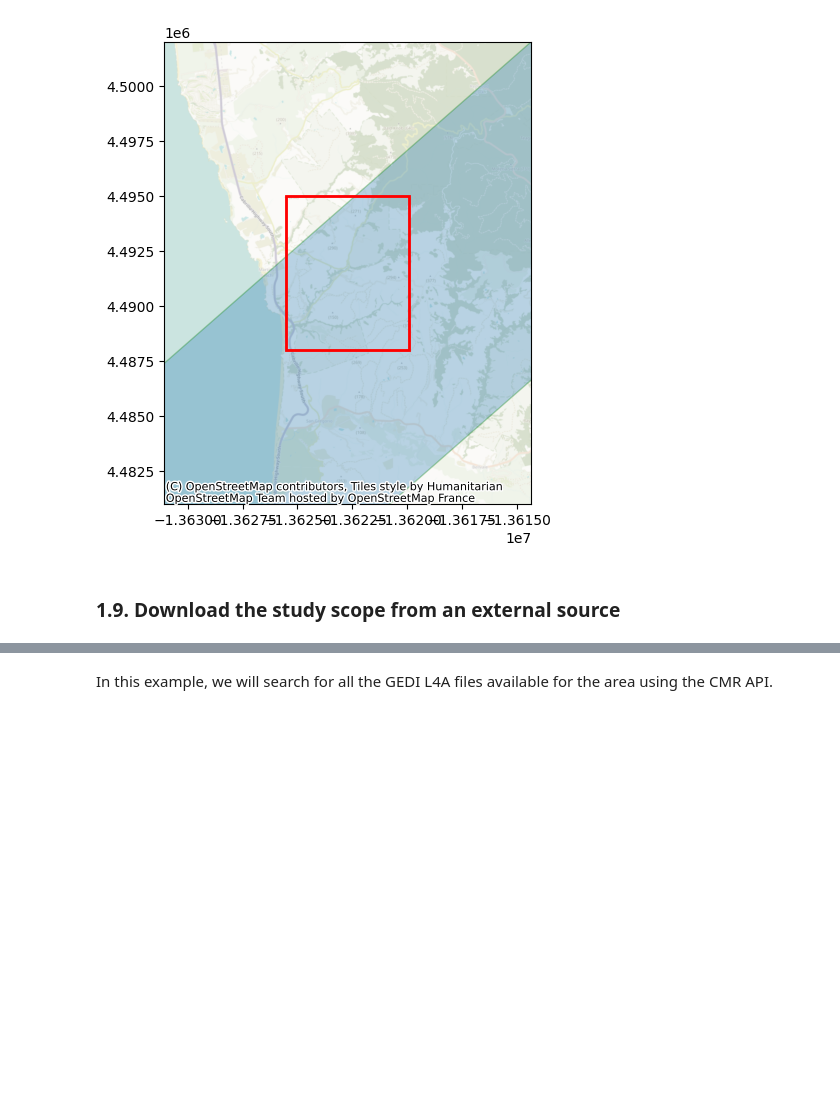
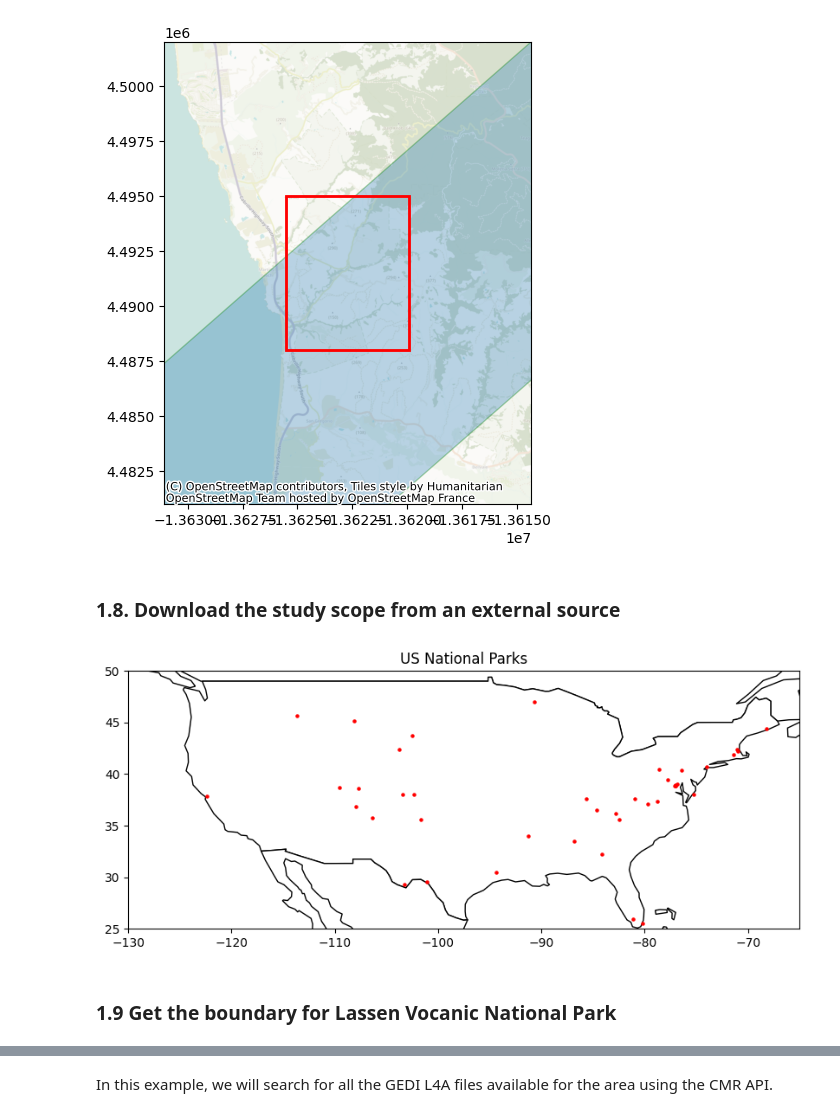
Before and after one commit to xyaoaf/gedi_tutorials, a Jupyter notebook: 1_gedi_l4a_search_download.ipynb, the cells around one changed output, grey strips where cells are left out. Cells and saved outputs as stored; diff of their text form; code cells hidden in the pictures; blank space fills up the shorter version.

```diff
--- a/1_gedi_l4a_search_download.ipynb
+++ b/1_gedi_l4a_search_download.ipynb
@@ -222,4 +230,4 @@ ctx.add_basemap(ax, crs=gdf_epsg3857.crs.to_string(), alpha=0.5)
 # %% [output]
 [figure]
 # %% [markdown]
-### 1.9. Download the study scope from an external source
+### 1.8. Download the study scope from an external source
@@ -225,0 +264,50 @@ ctx.add_basemap(ax, crs=gdf_epsg3857.crs.to_string(), alpha=0.5)
+# %%
+import matplotlib.pyplot as plt
+from shapely.geometry import Point
+
+# Parameters for the API request
+params = {
+    'api_key': api_key,
+    'fields': 'latLong',
+    'limit': '50'  # Increase or decrease based on your needs
+}
+
+# Make the API request
+response = requests.get(url, params=params)
+
+# Initialize an empty list to collect GeoDataFrame rows
+rows = []
+
+# Check if the request was successful
+if response.status_code == 200:
+    parks = response.json()['data']
+    # Loop through the data and create rows to add to the GeoDataFrame
+    for park in parks:
+        latlong = park['latLong']
+        if latlong:
+            try:
+                lat, lng = map(float, latlong.strip('latLong:').replace('lat:', '').replace('long:', '').split(','))
+                point = Point(lng, lat)
+                rows.append({'name': park['fullName'], 'geometry': point})
+            except ValueError:
+                continue  # Skip any parks without proper lat-long information
+else:
+    print("Failed to retrieve data:", response.status_code)
+
+# Create a GeoDataFrame from the list of rows
+gdf = gpd.GeoDataFrame(rows, columns=['name', 'geometry'])
+
+# Plot using GeoPandas
+fig, ax = plt.subplots(1, 1, figsize=(10, 6))
+world = gpd.read_file(gpd.datasets.get_path('naturalearth_lowres'))
+world.plot(ax=ax, color='white', edgecolor='black')
+# Set bounds to focus on the continental USA
+ax.set_xlim([-130, -65])
+ax.set_ylim([25, 50])
+gdf.plot(ax=ax, marker='o', color='red', markersize=5)
+plt.title('US National Parks')
+plt.show()
+# %% [output]
+[figure, added]
+# %% [markdown]
+### 1.9 Get the boundary for Lassen Vocanic National Park
```
Also changed, not shown: parts of 12 cells of this notebook, 2 other files.
